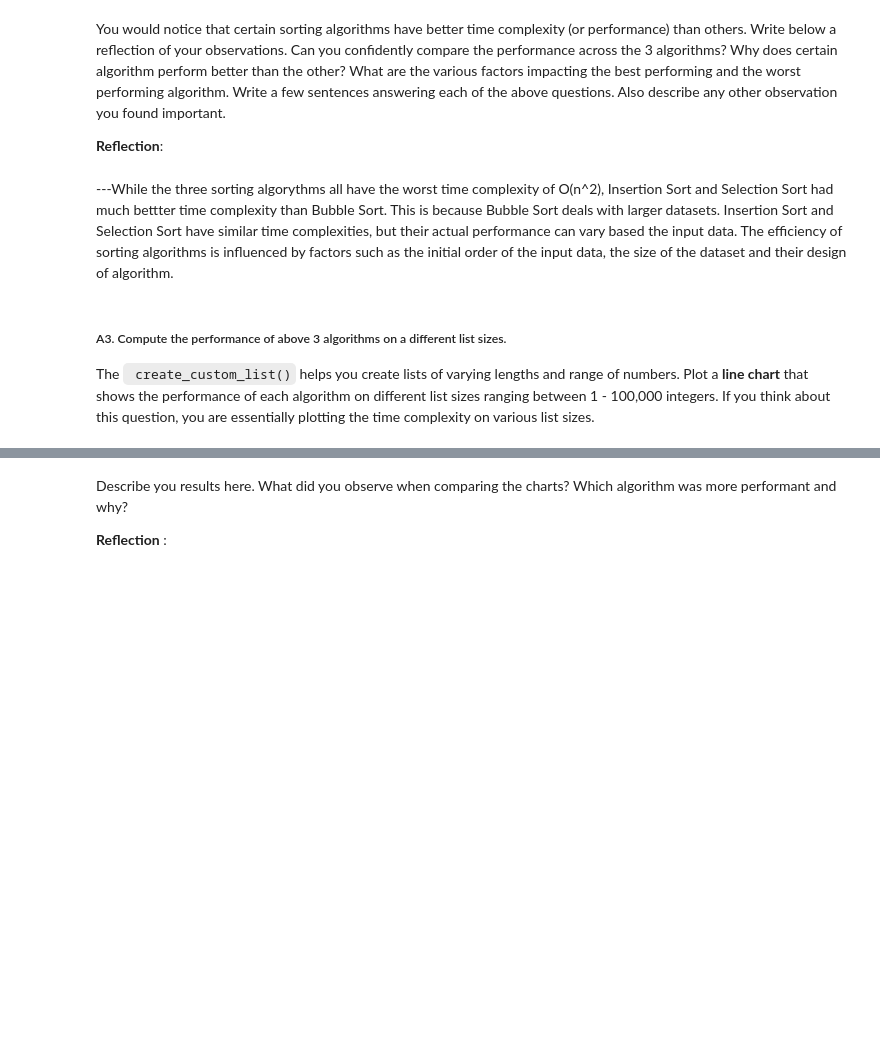
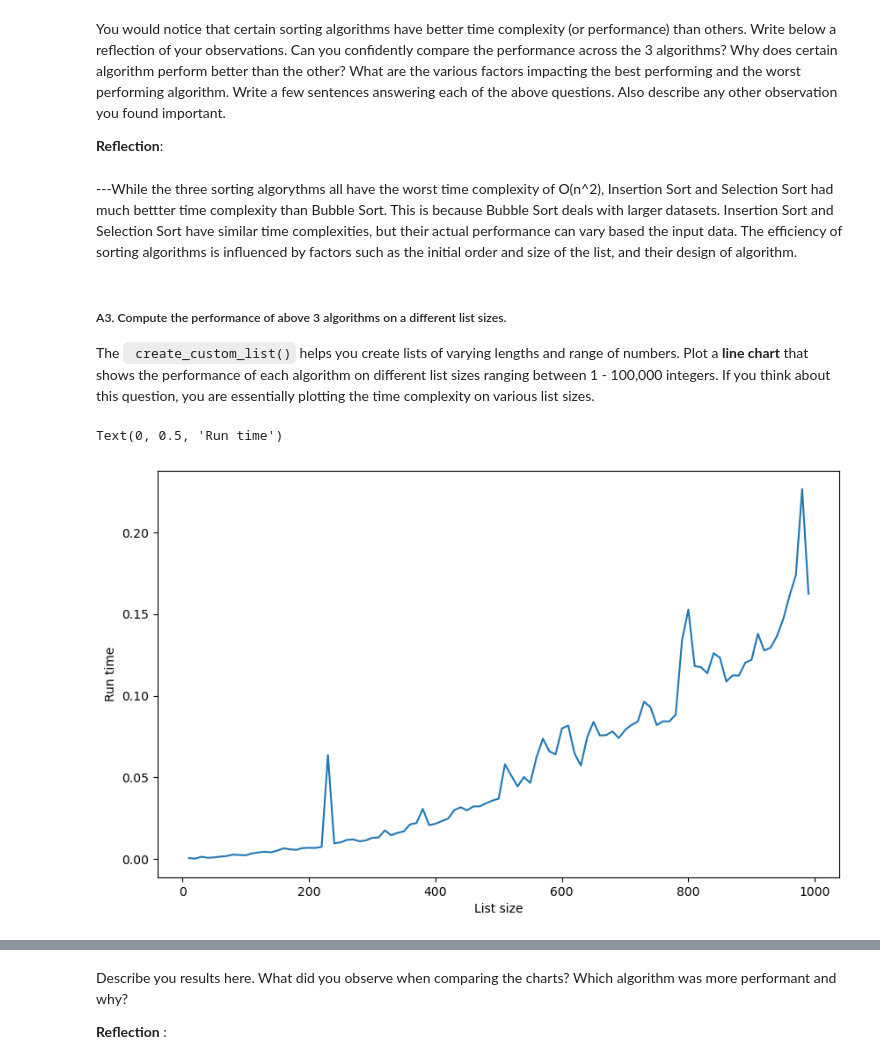
Before and after one commit to haaaarsh4/2XCE-Lab, a Jupyter notebook: Lab_II.ipynb, the cells around one changed output, grey strips where cells are left out. Cells and saved outputs as stored; diff of their text form; code cells hidden in the pictures; blank space fills up the shorter version.

```diff
--- a/Lab_II.ipynb
+++ b/Lab_II.ipynb
@@ -149,27 +149,30 @@ You would notice that certain sorting algorithms have better time complexity (or
 
 **Reflection**:
 # %% [markdown]
----While the three sorting algorythms all have the worst time complexity of O(n^2), Insertion Sort and Selection Sort had much bettter time complexity than Bubble Sort. This is because Bubble Sort deals with larger datasets. Insertion Sort and Selection Sort have similar time complexities, but their actual performance can vary based the input data. The efficiency of sorting algorithms is influenced by factors such as the initial order of the input data, the size of the dataset and their design of algorithm.
+---While the three sorting algorythms all have the worst time complexity of O(n^2), Insertion Sort and Selection Sort had much bettter time complexity than Bubble Sort. This is because Bubble Sort deals with larger datasets. Insertion Sort and Selection Sort have similar time complexities, but their actual performance can vary based the input data. The efficiency of sorting algorithms is influenced by factors such as the initial order and size of the list, and their design of algorithm.
 # %% [markdown]
 ##### A3. Compute the performance of above 3 algorithms on a different list sizes.
 
 The <code> create_custom_list()</code> helps you create lists of varying lengths and range of numbers. Plot a **line chart** that shows the performance of each algorithm on different list sizes ranging between 1 - 100,000 integers. If you think about this question, you are essentially plotting the time complexity on various list sizes.
 # %%
 ### Bubble sort experiment code goes here
-my_list = create_custom_list(100000,100000)
+my_list = create_custom_list(1000,1000)
 run_times = []
 lengths = []
-for length in range(1,100000,100):
+for length in range(10, 1000, 10):
     aux = my_list[:length]
     start= timeit.default_timer()
     found = BubbleSort(aux)
     stop=timeit.default_timer()
     run_times.append(stop-start)
     lengths.append(length)
 
 plt.figure(figsize=(10, 6))
 plt.plot(lengths, run_times)
 plt.xlabel('List size')
 plt.ylabel('Run time')
+# %% [output]
+Text(0, 0.5, 'Run time')
+[figure, added]
 # %%
 ### Insertion sort experiment code goes here
```
Also changed, not shown: parts of 5 cells of this notebook.
